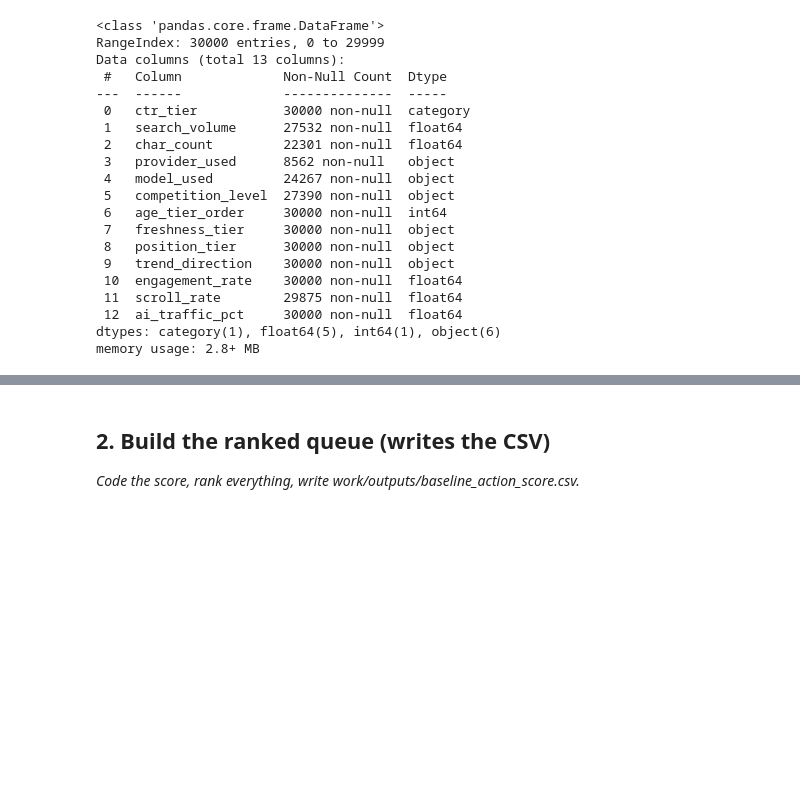
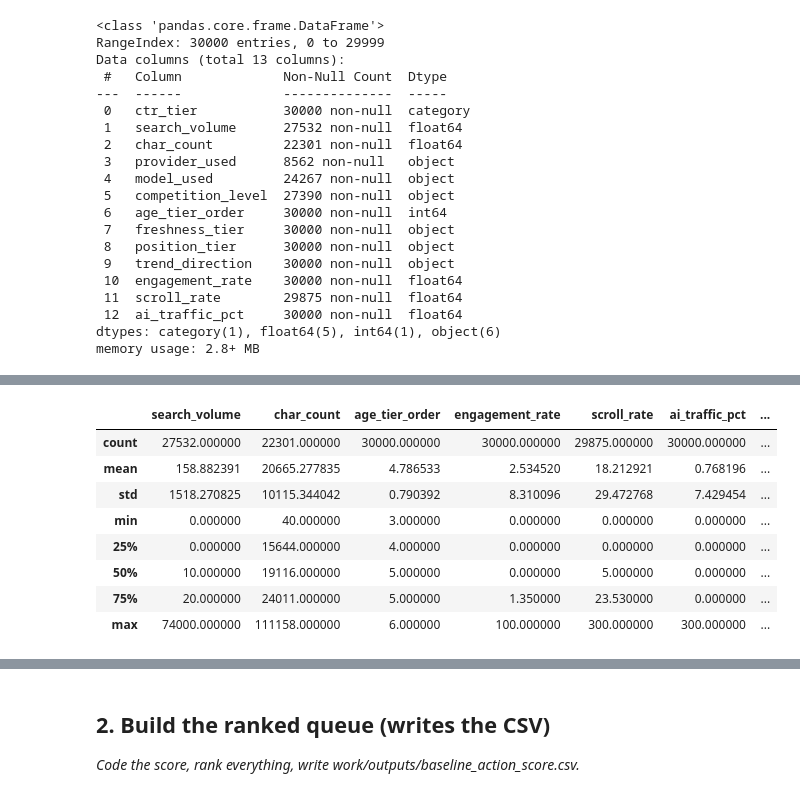
Before and after one commit to Maryam-Shile/flyrank_ml_internship, a Jupyter notebook: work/notebooks/w04_baseline_score.ipynb, the cells around one changed output, grey strips where cells are left out. Drawn from its saved outputs; the diff is of its cells as text; code cells hidden in the pictures; blank space fills up the shorter version.

```diff
--- a/work/notebooks/w04_baseline_score.ipynb
+++ b/work/notebooks/w04_baseline_score.ipynb
@@ -116,7 +118,7 @@ position_tier
 5
 # %%
 df_new = df[['ctr_tier', 'search_volume', 'char_count', 'provider_used', 'model_used', 'competition_level',
-'age_tier_order', 'freshness_tier', 'position_tier', 'trend_direction', 'engagement_rate', 'scroll_rate', 'ai_traffic_pct']]
+'age_tier_order', 'freshness_tier', 'position_tier', 'trend_direction', 'engagement_rate', 'scroll_rate', 'ai_traffic_pct']].copy()
 df_new.info()
 # %% [output]
 <class 'pandas.core.frame.DataFrame'>
@@ -141,0 +153,2 @@ memory usage: 2.8+ MB
+# %%
+df_new['ctr_tier'] = df_new['ctr_tier'].astype('str')
@@ -141,0 +177,20 @@ memory usage: 2.8+ MB
+# %%
+ctr_map = {'(-0.001, 0.2]': 1, '(0.2, 100.0]': 2}
+competition_map = {'HIGH': 1.5, 'MEDIUM': 1, 'LOW': 0.8}
+trend_map = {'down': -1, 'flat': 2, 'stable': 3, 'up': 4, 'new': 5}
+position_map = {'deep': 1, 'page_3_5': 2, 'striking': 3, 'page_1': 4, 'top_3': 5}
+age_scale_map = {1: 1.0, 2: 1.0, 3: 0.95, 4: 0.90, 5: 0.80, 6: 0.70}
+
+
+
+
+df_new['ctr_tier_order'] = df_new['ctr_tier'].map(ctr_map)
+df_new['competition_order'] = df_new['competition_level'].map(competition_map)
+df_new['trend_order'] = df_new['trend_direction'].map(trend_map)
+df_new['position_order'] = df_new['position_tier'].map(position_map)
+df_new["raw_age_modifier"] = df_new["age_tier_order"].map(age_scale_map)
+
+
+
+df_new.drop(columns = ['ctr_tier', 'competition_level', 'trend_direction', 'position_tier'], axis = 1, inplace = True)
+df_new.head()
@@ -141,0 +204,12 @@ memory usage: 2.8+ MB
+# %%
+df_new.describe()
+# %% [output]
+|  | search_volume | char_count | age_tier_order | engagement_rate | scroll_rate | ai_traffic_pct | ... |
+| count | 27532.000000 | 22301.000000 | 30000.000000 | 30000.000000 | 29875.000000 | 30000.000000 | ... |
+| mean | 158.882391 | 20665.277835 | 4.786533 | 2.534520 | 18.212921 | 0.768196 | ... |
+| std | 1518.270825 | 10115.344042 | 0.790392 | 8.310096 | 29.472768 | 7.429454 | ... |
+| min | 0.000000 | 40.000000 | 3.000000 | 0.000000 | 0.000000 | 0.000000 | ... |
+| 25% | 0.000000 | 15644.000000 | 4.000000 | 0.000000 | 0.000000 | 0.000000 | ... |
+| 50% | 10.000000 | 19116.000000 | 5.000000 | 0.000000 | 5.000000 | 0.000000 | ... |
+| 75% | 20.000000 | 24011.000000 | 5.000000 | 1.350000 | 23.530000 | 0.000000 | ... |
+| max | 74000.000000 | 111158.000000 | 6.000000 | 100.000000 | 300.000000 | 300.000000 | ... |
```
Also changed, not shown: parts of 10 cells of this notebook.
